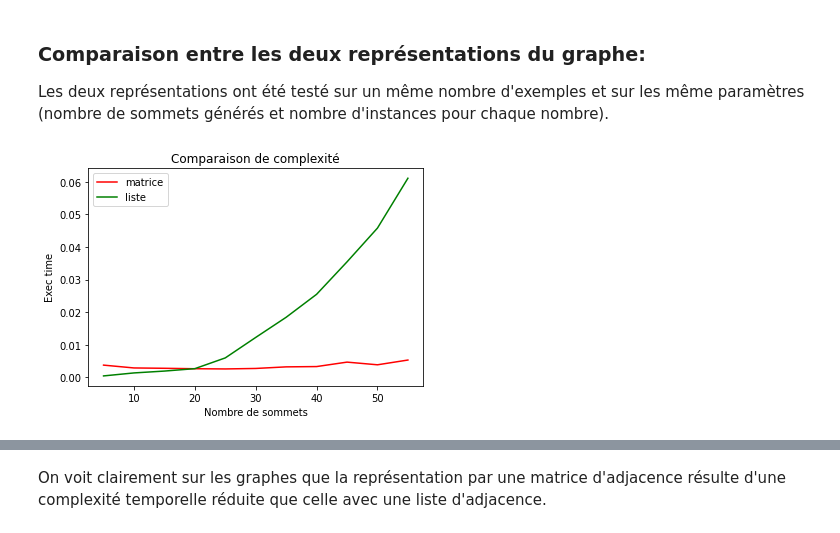
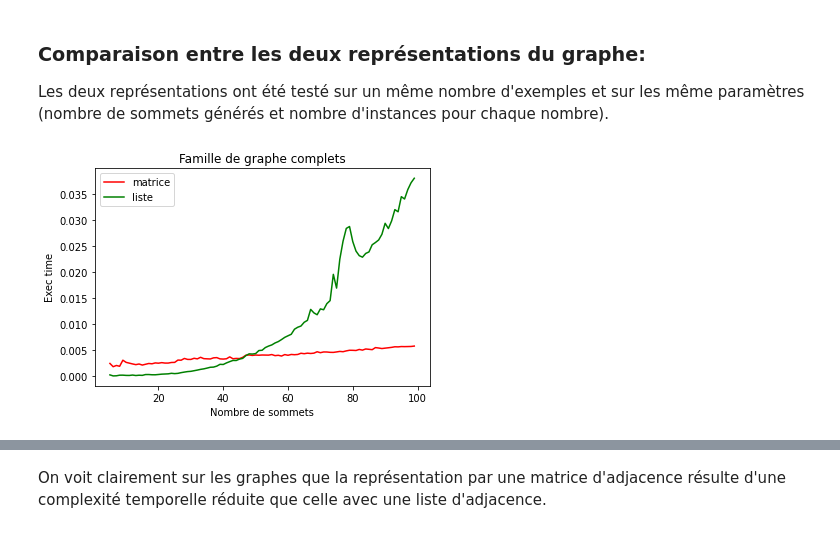
Before and after one commit to samynhl/Projet-COMPLEX, a Jupyter notebook: TME PROJET.ipynb, the cells around one changed output, grey strips where cells are left out. Saved outputs shown, nothing was run; the diff lists cells and outputs as text; code cells hidden in the pictures.

```diff
--- a/TME PROJET.ipynb
+++ b/TME PROJET.ipynb
@@ -589,16 +624,6 @@ On remarque sur les différents graphe obtenus que le temps d'exécution de l'al
 # %% [markdown]
 La deuxième structure de données pour laquelle nous avons opté est la représentation par liste d'adjacence.
 # %%
-G = {1:[2, 3, 4, 7],
-     2:[1, 3, 4],
-     3:[1, 2, 4],
-     4:[1, 2, 3, 5],
-     5:[4, 6, 7, 8],
-     6:[5, 7, 8],
-     7:[1, 5, 6, 8],
-     8:[5, 6, 7]
-     }
-
 def choose_random_key(G):
     while True:
         a = random.choice(list(G.keys()))  # picks a random vertex
@@ -642,7 +667,7 @@ def Karger_2(G):
     S2.append(a)
     S2 = S2 + S[a]
 
-    return S2,len(A[a])  # length of either vertex is same so just picked a
+    return S2,len(A[a])
 # %% [markdown]
 ### 1.f
 # %% [markdown]
@@ -731,11 +689,10 @@ plt.show()
 # %%
 # Cas de graphe complet à n sommets
 exec_times = []
-for n in range(5, 60, 5):
+for n in range(5, 100, 1):
     t = 0
-    print(f"---------------{n}-----------------")
-    for it in range(100):
-        G = create_graph_2(n,'complete')
+    for it in range(10):
+        G = create_graph(n,'complete',rep='L')
         tic = time.time()
         _,_ = Karger_2(G)
         tac = time.time()
@@ -743,14 +700,5 @@ for n in range(5, 60, 5):
     exec_times.append(t/n)
 
 # Plot the execution time
-x_c2 = np.arange(5,60,5)
+x_c2 = np.arange(5,100,1)
 y_c2 = np.array(exec_times)
-
-plt.plot(x_c,y_c)
-# Add titles and labels
-plt.title('Execution time for Karger min cut algorithm')
-plt.xlabel('vertices number')
-plt.ylabel('Time')
-
-# Show the figure
-plt.show()
@@ -773,20 +794,20 @@ Les deux représentations ont été testé sur un même nombre d'exemples et sur
 # %%
 # Plotting both the curves simultaneously
 plt.plot(x_c, y_c, color='r', label='matrice')
 plt.plot(x_c2, y_c2, color='g', label='liste')
 
 # Naming the x-axis, y-axis and the whole graph
 plt.xlabel("Nombre de sommets")
 plt.ylabel("Exec time")
-plt.title("Comparaison de complexité")
+plt.title("Famille de graphe complets")
 
 # Adding legend, which helps us recognize the curve according to it's color
 plt.legend()
 
 # To load the display window
 plt.show()
 # %% [output]
-[figure, old version]
+[figure, new version]
 # %%
 # Plotting both the curves simultaneously
 plt.plot(x_r, y_r, color='r', label='matrice')
```
Also changed, not shown: parts of 111 cells of this notebook, 1 other file.
